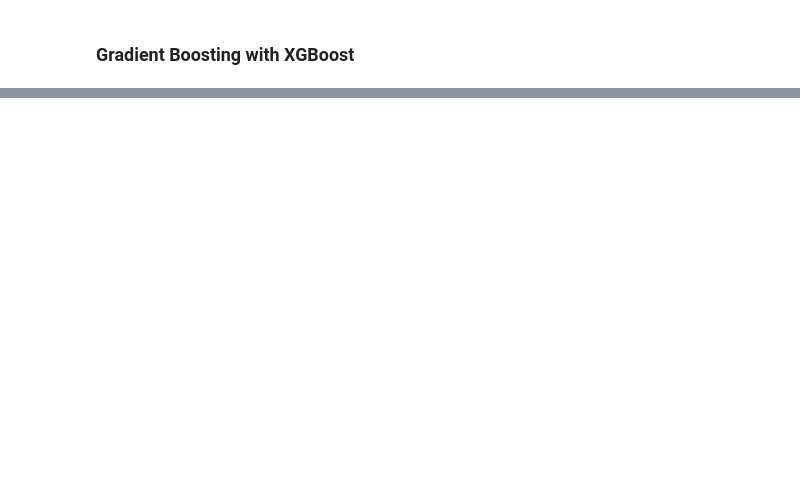
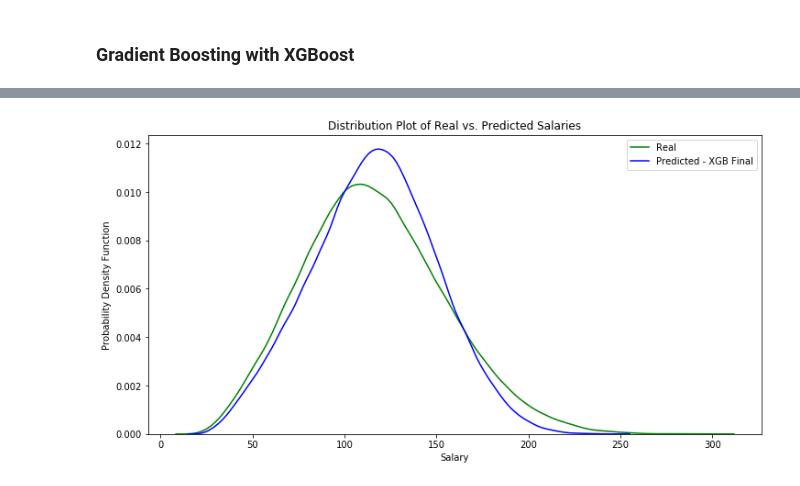
Before and after one commit to kevinodata/salary_predictions_portfolio, a Jupyter notebook: first_project.ipynb, the cells around one changed output, grey strips where cells are left out. Saved outputs shown, nothing was run; the diff lists cells and outputs as text; code cells hidden in the pictures; blank space fills up the shorter version.

```diff
--- a/first_project.ipynb
+++ b/first_project.ipynb
@@ -812,0 +974,3 @@ We'll skip this step since we don't have the outcomes for the test data
+# %%
+# Fit all training data to final model
+xgb_final.fit(X_train, y_train)
@@ -812,0 +987,6 @@ We'll skip this step since we don't have the outcomes for the test data
+# %%
+with open ('xgb_salary_predict', 'wb') as f:
+    pickle.dump(xgb_final, f)
+# %%
+with open ('xgb_salary_predict', 'rb') as f:
+    xgb_test = pickle.load(f)
@@ -812,0 +995,4 @@ We'll skip this step since we don't have the outcomes for the test data
+# %%
+final_predict = xgb_test.predict(X_test)
+
+print('MSE:', mean_squared_error(y_test, final_predict))
@@ -812,0 +1030,4 @@ We'll skip this step since we don't have the outcomes for the test data
+# %%
+distribution_plot(y_test, final_predict, 'Real', 'Predicted - XGB Final', 'Distribution Plot of Real vs. Predicted Salaries')
+# %% [output]
+[figure, added]
```
Also changed, not shown: parts of 99 cells of this notebook.
